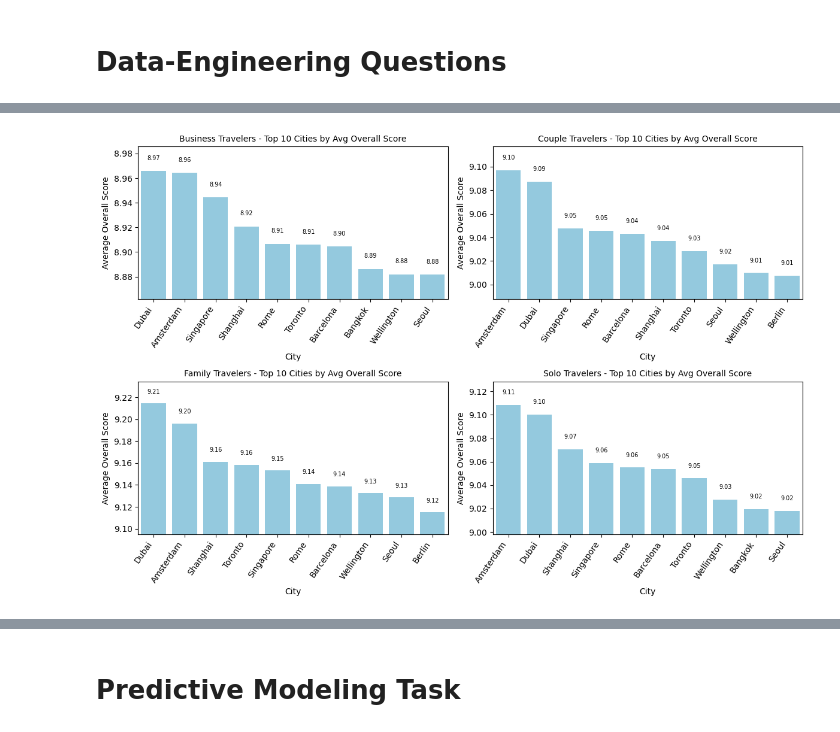
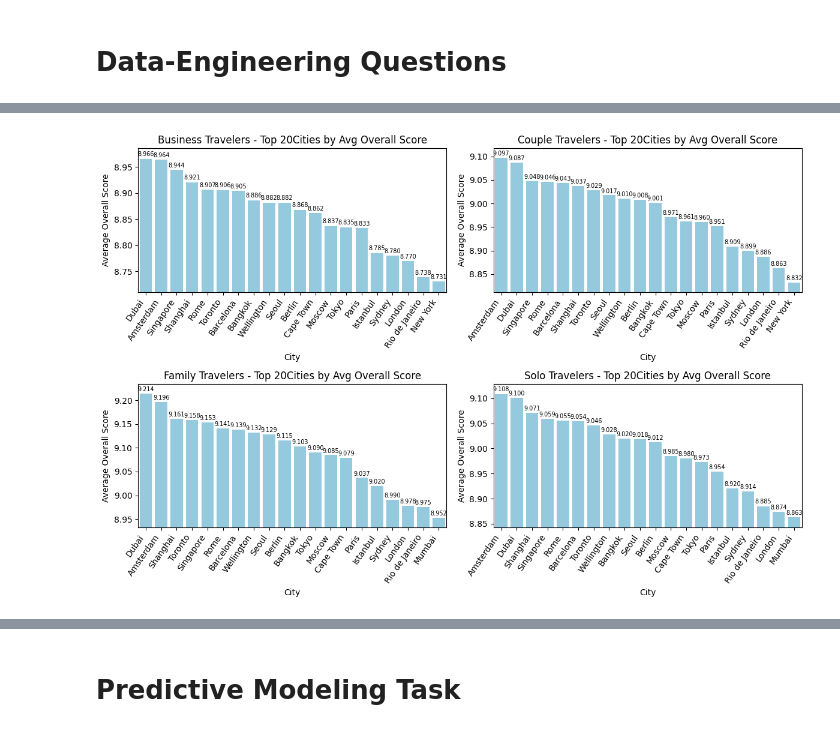
Before and after one commit to Zeyoman1001/ACLProjectHotel-zeiad.sayed-student.guc.edu.eg, a Jupyter notebook: acl-project.ipynb, the cells around one changed output, grey strips where cells are left out. Cells and saved outputs as stored; diff of their text form; code cells hidden in the pictures.

```diff
--- a/acl-project.ipynb
+++ b/acl-project.ipynb
@@ -227,0 +137,9 @@ plt.show()
+# %%
+n =20
+top_n_cities = (
+    grouped1_df
+    .sort_values(['traveller_type', 'score_overall'], ascending=[True, False])
+    .groupby('traveller_type')
+    .head(n)
+)
+top_n_cities.head(20)
@@ -228,38 +164,28 @@ plt.show()
 # %%
-grouped1_df = df.groupby(['traveller_type', 'city'])['score_overall'].mean().reset_index()
-n = 10
-top_n_cities = (
-    grouped1_df
-    .sort_values(['traveller_type', 'score_overall'], ascending=[True, False])
-    .groupby('traveller_type')
-    .head(n)
-)
-top_n_cities.head(20)
+import seaborn as sns
+import matplotlib.pyplot as plt
+
 plt.figure(figsize=(12, 8))
 traveller_types = top_n_cities['traveller_type'].unique()
 
 for i, ttype in enumerate(traveller_types):
     plt.subplot(2, 2, i + 1)
-    subset = (
-        top_n_cities[top_n_cities['traveller_type'] == ttype]
-        .sort_values('score_overall', ascending=False)
-    )
+    subset = top_n_cities[top_n_cities['traveller_type'] == ttype].sort_values('score_overall', ascending=False)
 
-    # Plot vertical bar chart for each traveller type
+    # رسم الأعمدة بشكل رأسي
     sns.barplot(data=subset, x='city', y='score_overall', color='skyblue')
 
-    # Annotate each bar with its value
+    # كتابة القيم فوق الأعمدة
     for index, value in enumerate(subset['score_overall']):
-        plt.text(index, value + 0.009, f'{value:.2f}', ha='center', fontsize=7)
+        plt.text(index, value + 0.005, f'{value:.3f}', ha='center', fontsize=7)
 
-    # Title and axis labels
-    plt.title(f'{ttype} Travelers - Top {n} Cities by Avg Overall Score', fontsize=10)
+    plt.title(f'{ttype} Travelers - Top {n} Cities by Avg Overall Score')
     plt.xlabel('City')
     plt.ylabel('Average Overall Score')
     plt.ylim(subset['score_overall'].min() - 0.02, subset['score_overall'].max() + 0.02)
     plt.xticks(rotation=55, ha='right')
 
 plt.tight_layout()
 plt.show()
 # %% [output]
-[figure, old version]
+[figure, new version]
```
Also changed, not shown: parts of 30 cells of this notebook.
